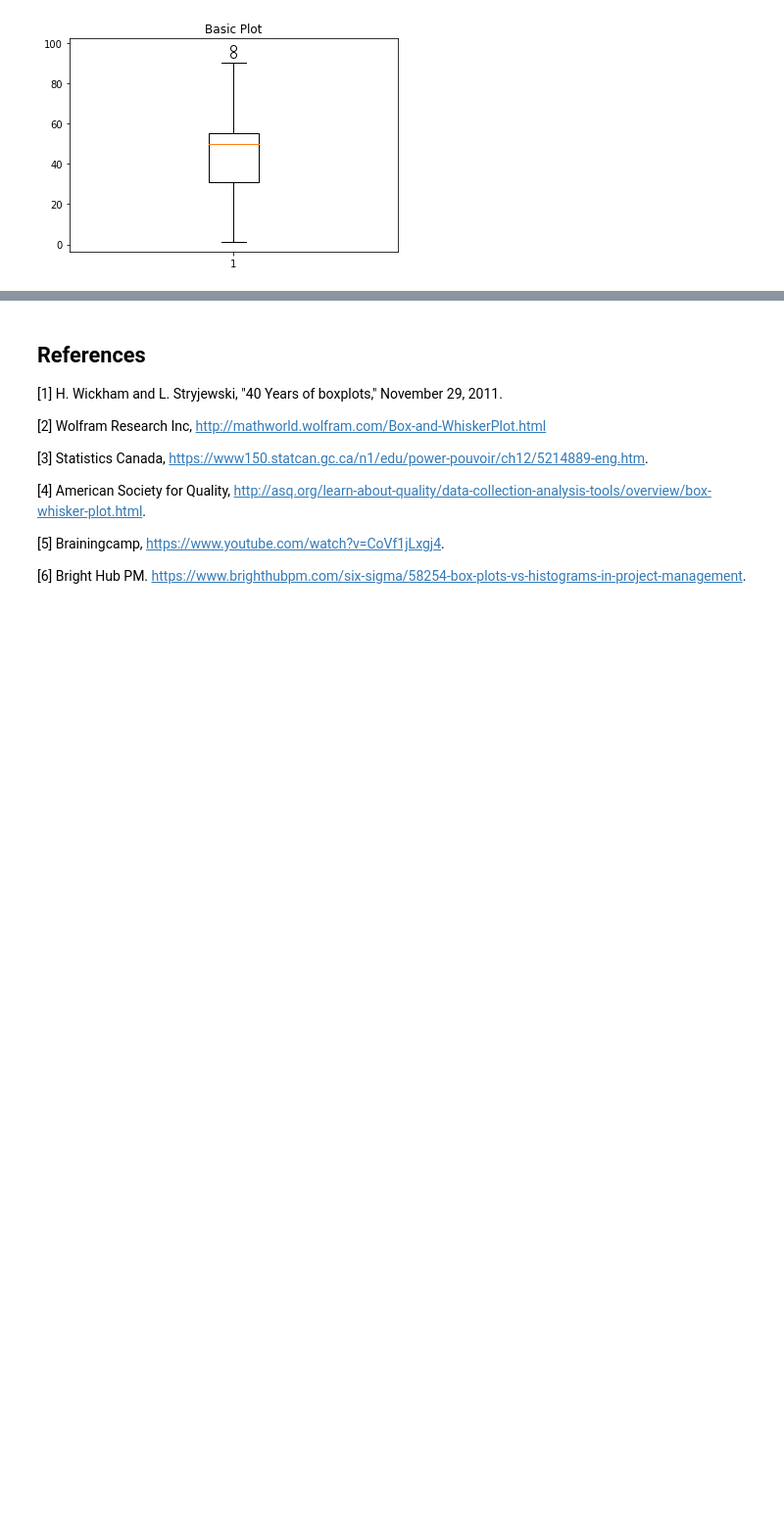
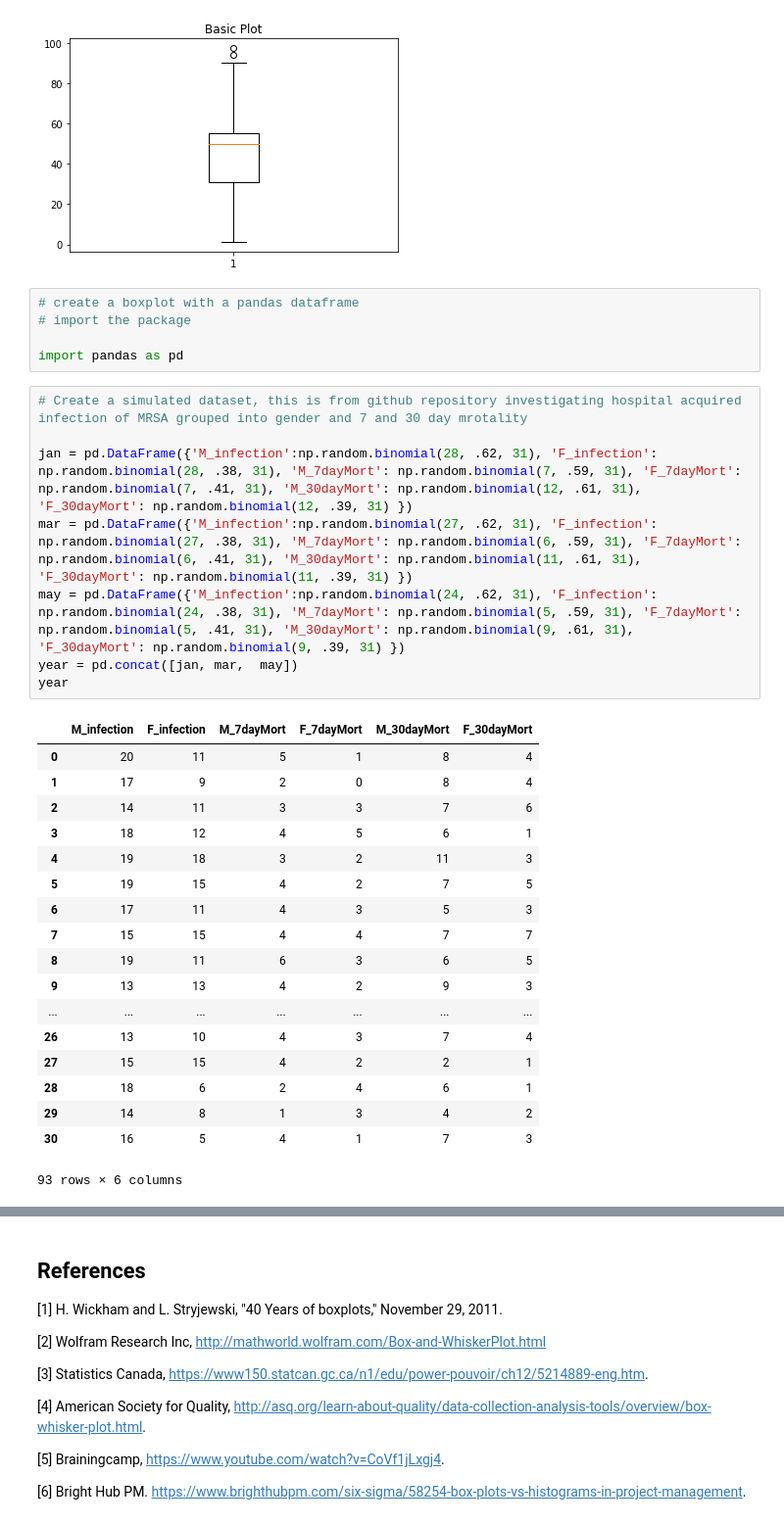
Before and after one commit to NurseQ/The-Boxplot-Function, a Jupyter notebook: The Boxplot Function.ipynb, the cells around one changed output, grey strips where cells are left out. Shown at 98% size. Saved outputs shown, nothing was run; the diff lists cells and outputs as text; blank space fills up the shorter version.

```diff
--- a/The Boxplot Function.ipynb
+++ b/The Boxplot Function.ipynb
@@ -66,3 +69,35 @@ ax1.boxplot(data)
  'fliers': [<matplotlib.lines.Line2D at 0x...>],
  'means': []}
 [figure]
+# %%
+# create a boxplot with a pandas dataframe
+# import the package
+
+import pandas as pd
+# %%
+# Create a simulated dataset, this is from github repository investigating hospital acquired infection of MRSA grouped into gender and 7 and 30 day mrotality
+
+jan = pd.DataFrame({'M_infection':np.random.binomial(28, .62, 31), 'F_infection': np.random.binomial(28, .38, 31), 'M_7dayMort': np.random.binomial(7, .59, 31), 'F_7dayMort': np.random.binomial(7, .41, 31), 'M_30dayMort': np.random.binomial(12, .61, 31),  'F_30dayMort': np.random.binomial(12, .39, 31) })
+mar = pd.DataFrame({'M_infection':np.random.binomial(27, .62, 31), 'F_infection': np.random.binomial(27, .38, 31), 'M_7dayMort': np.random.binomial(6, .59, 31), 'F_7dayMort': np.random.binomial(6, .41, 31), 'M_30dayMort': np.random.binomial(11, .61, 31),  'F_30dayMort': np.random.binomial(11, .39, 31) })
+may = pd.DataFrame({'M_infection':np.random.binomial(24, .62, 31), 'F_infection': np.random.binomial(24, .38, 31), 'M_7dayMort': np.random.binomial(5, .59, 31), 'F_7dayMort': np.random.binomial(5, .41, 31), 'M_30dayMort': np.random.binomial(9, .61, 31),  'F_30dayMort': np.random.binomial(9, .39, 31) })
+year = pd.concat([jan, mar,  may])
+year
+# %% [output]
+|  | M_infection | F_infection | M_7dayMort | F_7dayMort | M_30dayMort | F_30dayMort |
+| 0 | 20 | 11 | 5 | 1 | 8 | 4 |
+| 1 | 17 | 9 | 2 | 0 | 8 | 4 |
+| 2 | 14 | 11 | 3 | 3 | 7 | 6 |
+| 3 | 18 | 12 | 4 | 5 | 6 | 1 |
+| 4 | 19 | 18 | 3 | 2 | 11 | 3 |
+| 5 | 19 | 15 | 4 | 2 | 7 | 5 |
+| 6 | 17 | 11 | 4 | 3 | 5 | 3 |
+| 7 | 15 | 15 | 4 | 4 | 7 | 7 |
+| 8 | 19 | 11 | 6 | 3 | 6 | 5 |
+| 9 | 13 | 13 | 4 | 2 | 9 | 3 |
+| ... | ... | ... | ... | ... | ... | ... |
+| 26 | 13 | 10 | 4 | 3 | 7 | 4 |
+| 27 | 15 | 15 | 4 | 2 | 2 | 1 |
+| 28 | 18 | 6 | 2 | 4 | 6 | 1 |
+| 29 | 14 | 8 | 1 | 3 | 4 | 2 |
+| 30 | 16 | 5 | 4 | 1 | 7 | 3 |
+93 rows × 6 columns
```
Also changed, not shown: parts of 2 cells of this notebook.
